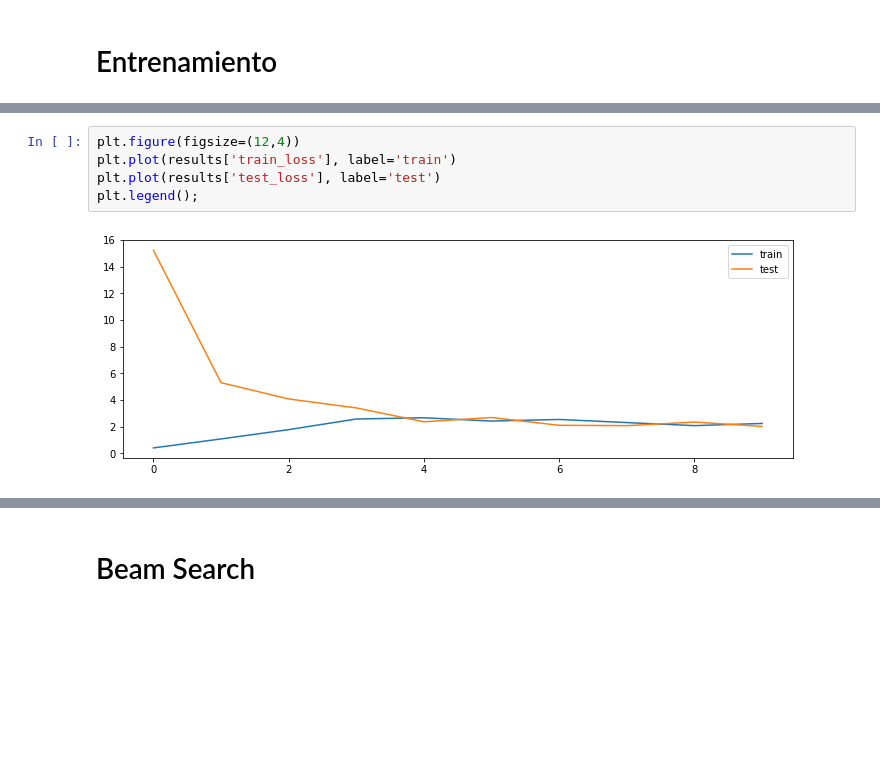
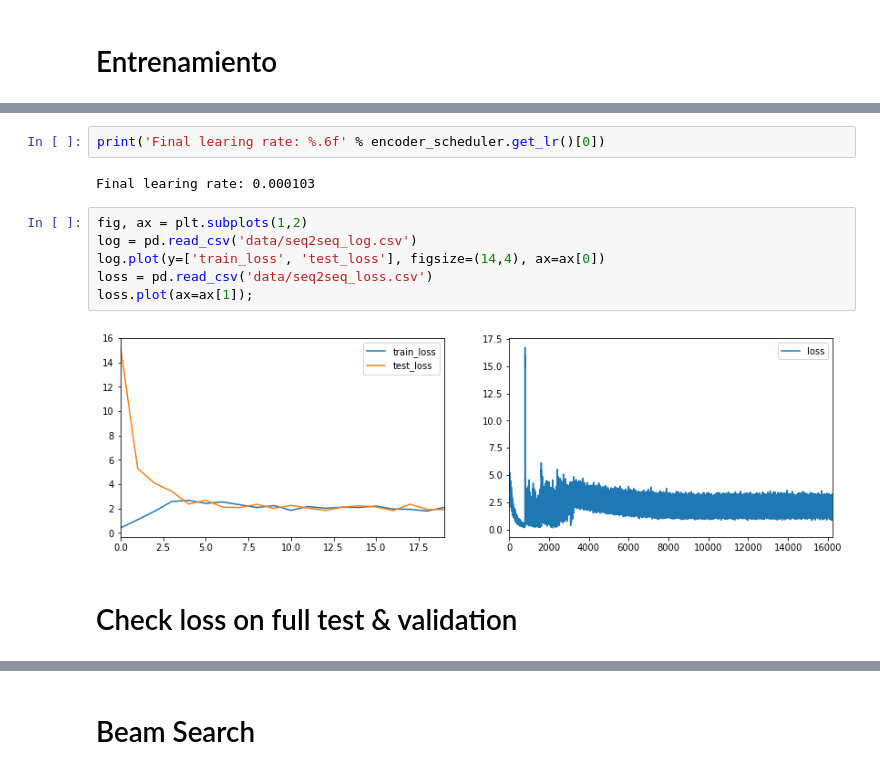
Before and after one commit to renato145/DL-proyectodecurso, a Jupyter notebook: propuesta/main.ipynb, the cells around one changed output, grey strips where cells are left out. Drawn from its saved outputs; the diff is of its cells as text; blank space fills up the shorter version.

Commit message:
trained

```diff
--- a/propuesta/main.ipynb
+++ b/propuesta/main.ipynb
@@ -482,7 +502,14 @@ Target ->  <sos> we should get to chicago by lunchtime . <eos> <pad>
-# %%
-plt.figure(figsize=(12,4))
-plt.plot(results['train_loss'], label='train')
-plt.plot(results['test_loss'], label='test')
-plt.legend();
-# %% [output]
-[figure, removed]
+# %%
+print('Final learing rate: %.6f' % encoder_scheduler.get_lr()[0])
+# %% [output]
+Final learing rate: 0.000103
+# %%
+fig, ax = plt.subplots(1,2)
+log = pd.read_csv('data/seq2seq_log.csv')
+log.plot(y=['train_loss', 'test_loss'], figsize=(14,4), ax=ax[0])
+loss = pd.read_csv('data/seq2seq_loss.csv')
+loss.plot(ax=ax[1]);
+# %% [output]
+[figure, added]
+# %% [markdown]
+# Check loss on full test & validation
```
Also changed, not shown: parts of 10 cells of this notebook, 3 other files.
